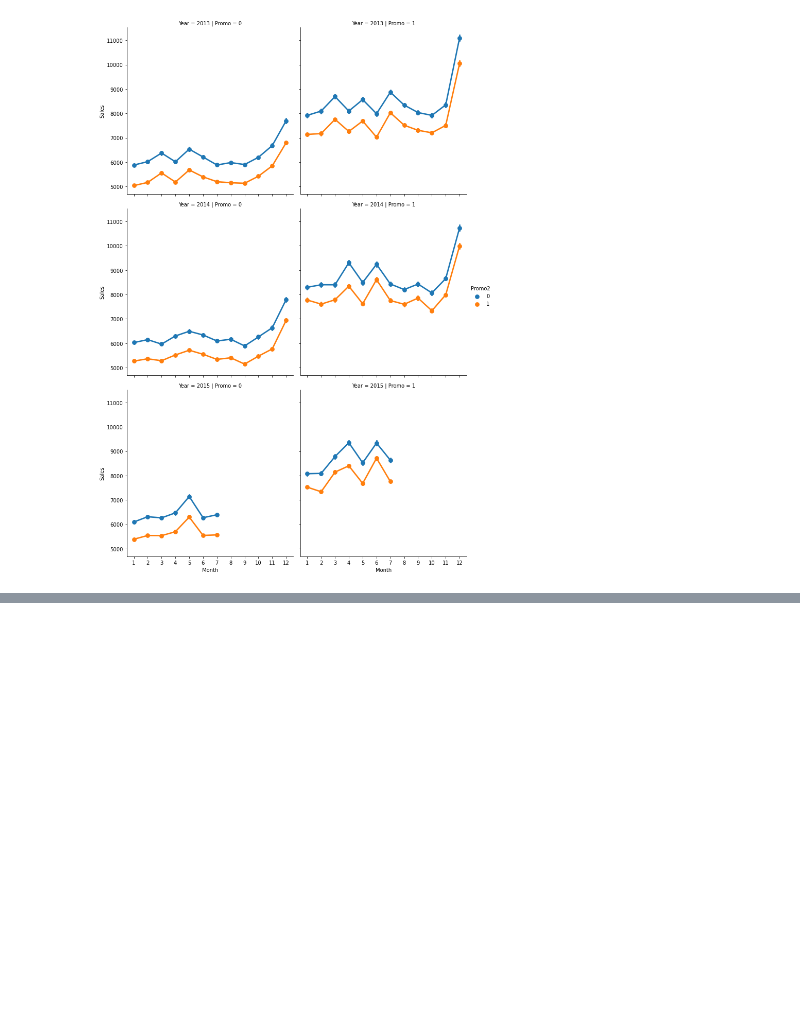
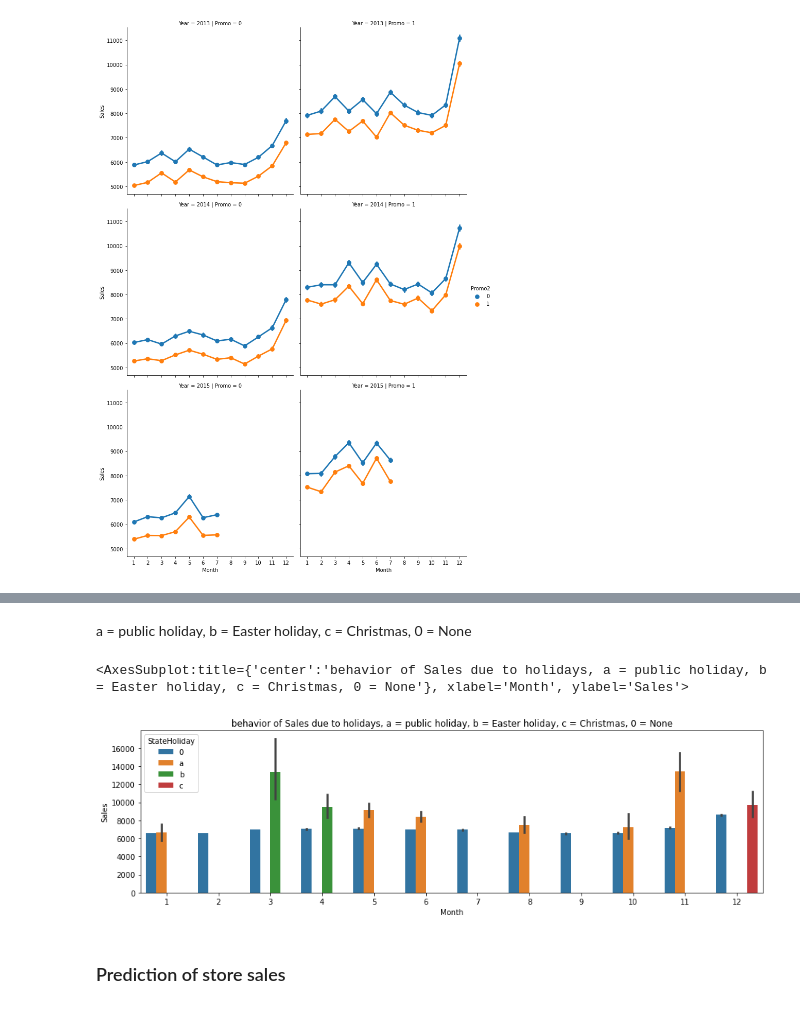
Before and after one commit to Rukundo725/Pharmaceutical-Sales-prediction-, a Jupyter notebook: EDA.ipynb, the cells around one changed output, grey strips where cells are left out. Saved outputs shown, nothing was run; the diff lists cells and outputs as text; code cells hidden in the pictures; blank space fills up the shorter version.

```diff
--- a/EDA.ipynb
+++ b/EDA.ipynb
@@ -517,0 +518,11 @@ sns.barplot(x='Year', y='Total Sales', data=average_sales_per_year, ax=axis2)
+# %% [markdown]
+a = public holiday, b = Easter holiday, c = Christmas, 0 = None
+# %%
+fig, (axis1) = plt.subplots(1,1,figsize=(15,4))
+axis1.title.set_text('behavior of Sales due to holidays, a = public holiday, b = Easter holiday, c = Christmas, 0 = None')
+sns.barplot(x='Month', y='Sales',hue='StateHoliday', data=df_Train_Store, ax=axis1)
+# %% [output]
+<AxesSubplot:title={'center':'behavior of Sales due to holidays, a = public holiday, b = Easter holiday, c = Christmas, 0 = None'}, xlabel='Month', ylabel='Sales'>
+[figure, added]
+# %% [markdown]
+### Prediction of store sales
```
Also changed, not shown: parts of 46 cells of this notebook, 6 other files.
